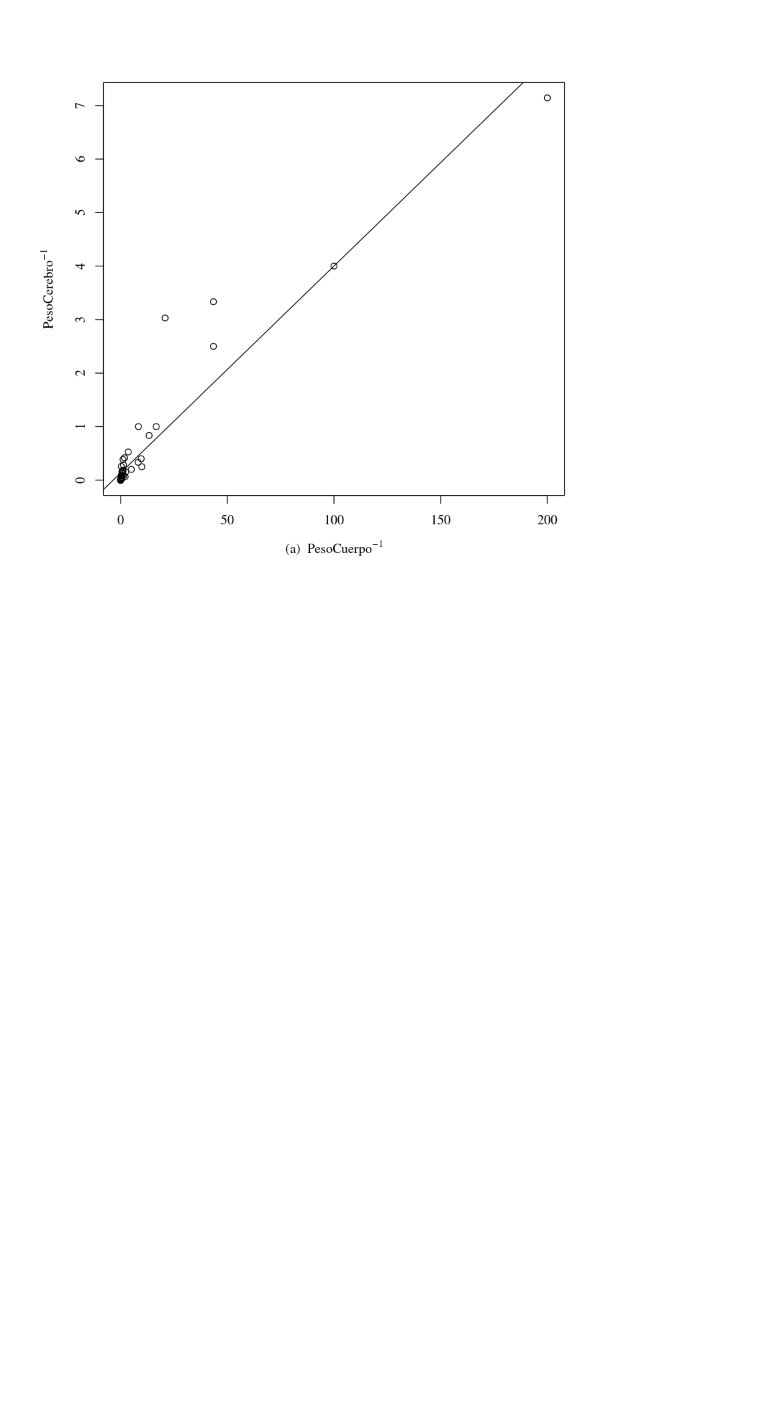
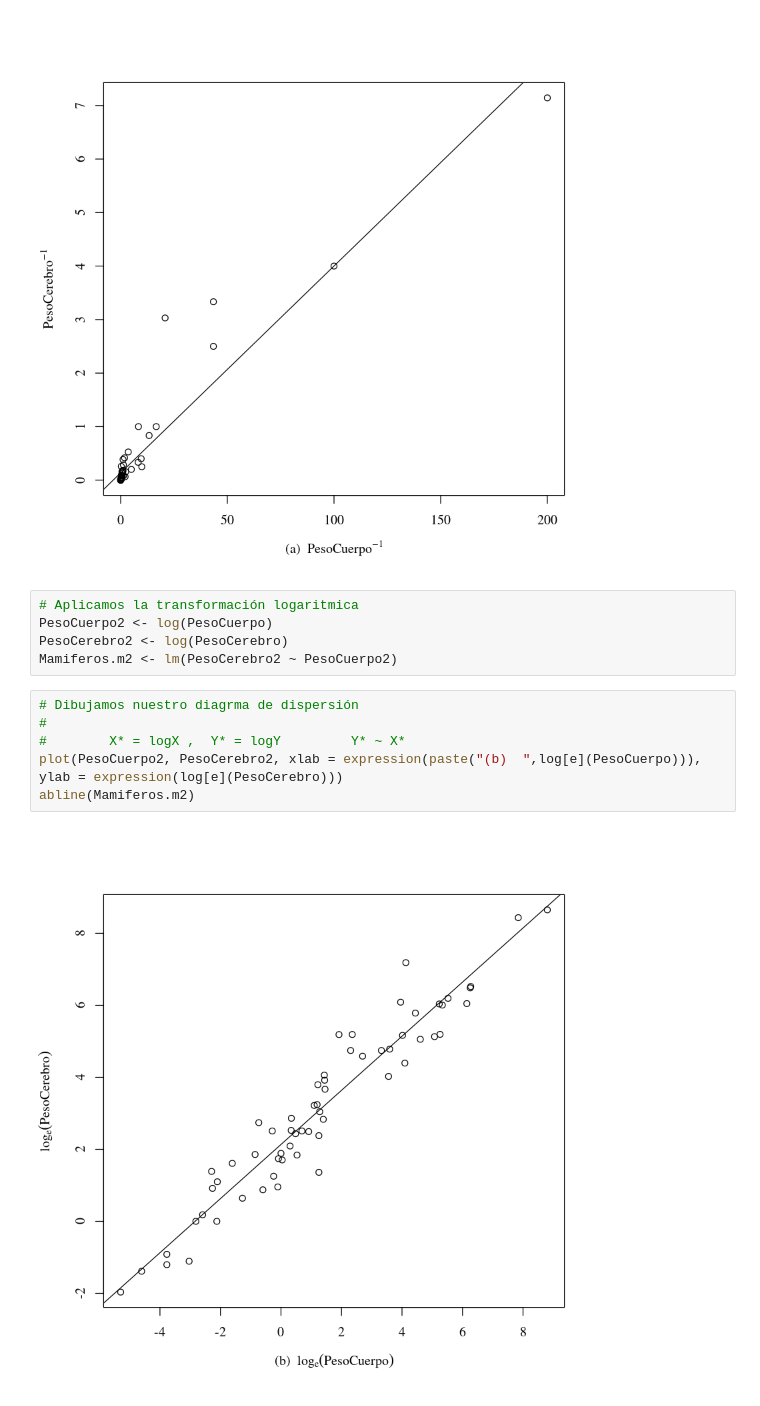
Before and after one commit to jgomezz/MsEstadAplic_MetodosEstadisticos, a Jupyter notebook: RegresionAplicada-10-Transformacion.ipynb, the cells around one changed output. Drawn from its saved outputs; the diff is of its cells as text; blank space fills up the shorter version.

```diff
--- a/RegresionAplicada-10-Transformacion.ipynb
+++ b/RegresionAplicada-10-Transformacion.ipynb
@@ -44,3 +44,16 @@ plot(PesoCuerpo1, PesoCerebro1, xlab = expression(paste("(a)  ",PesoCuerpo^-1)),
 abline(Mamiferos.m1)
 # %% [output]
 [figure]
+# %%
+# Aplicamos la transformación logaritmica
+PesoCuerpo2 <- log(PesoCuerpo)
+PesoCerebro2 <- log(PesoCerebro)
+Mamiferos.m2 <- lm(PesoCerebro2 ~ PesoCuerpo2)
+# %%
+# Dibujamos nuestro diagrma de dispersión
+#
+#        X* = logX ,  Y* = logY         Y* ~ X*
+plot(PesoCuerpo2, PesoCerebro2, xlab = expression(paste("(b)  ",log[e](PesoCuerpo))), ylab = expression(log[e](PesoCerebro)))
+abline(Mamiferos.m2)
+# %% [output]
+[figure, added]
```
